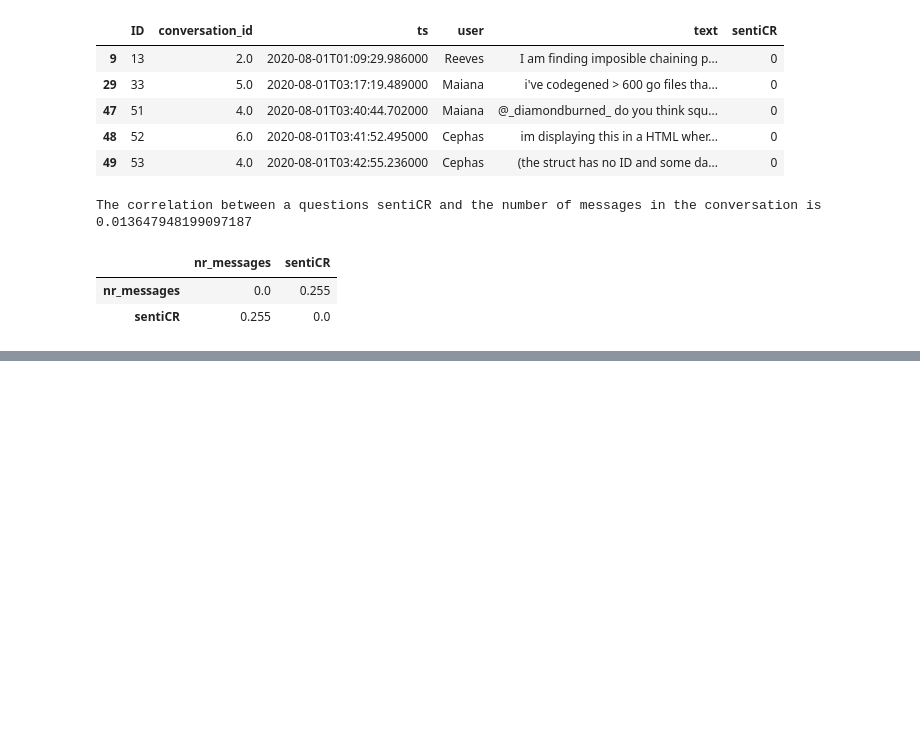
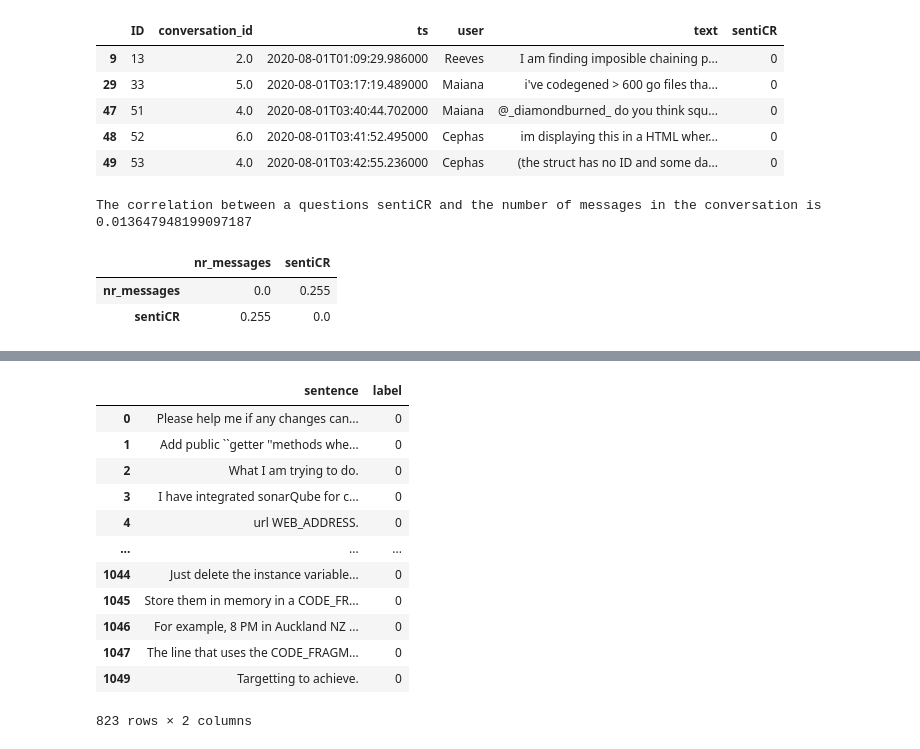
Before and after one commit to Tomgroot/empiricalSE, a Jupyter notebook: SentiScore.ipynb, the cells around one changed output, grey strips where cells are left out. Saved outputs shown, nothing was run; the diff lists cells and outputs as text; code cells hidden in the pictures; blank space fills up the shorter version.

```diff
--- a/SentiScore.ipynb
+++ b/SentiScore.ipynb
@@ -389,0 +407,16 @@ calculate_pvalues(question_sentiCR_df[['nr_messages','sentiCR']])
+# %%
+cur_train[cur_train['label'] == 0]
+# %% [output]
+|  | sentence | label |
+| 0 | Please help me if any changes can... | 0 |
+| 1 | Add public ``getter ''methods whe... | 0 |
+| 2 | What I am trying to do. | 0 |
+| 3 | I have integrated sonarQube for c... | 0 |
+| 4 | url WEB_ADDRESS. | 0 |
+| ... | ... | ... |
+| 1044 | Just delete the instance variable... | 0 |
+| 1045 | Store them in memory in a CODE_FR... | 0 |
+| 1046 | For example, 8 PM in Auckland NZ ... | 0 |
+| 1047 | The line that uses the CODE_FRAGM... | 0 |
+| 1049 | Targetting to achieve. | 0 |
+823 rows × 2 columns
```
Also changed, not shown: parts of 2 cells of this notebook, 4 other files.
